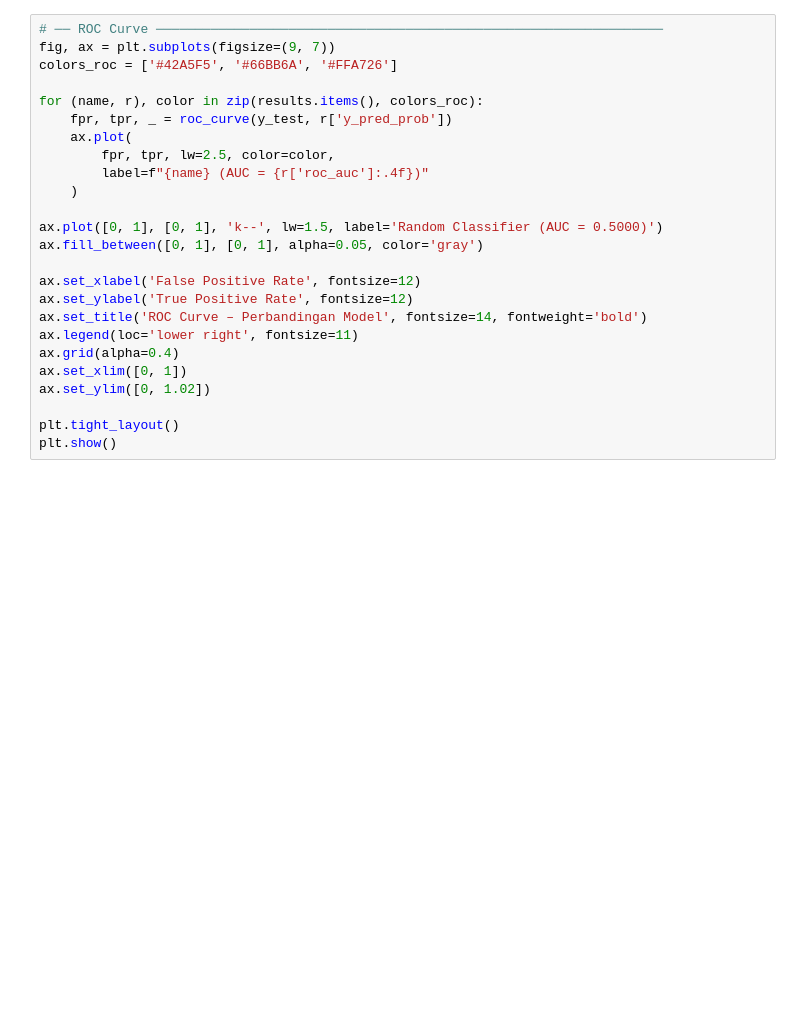
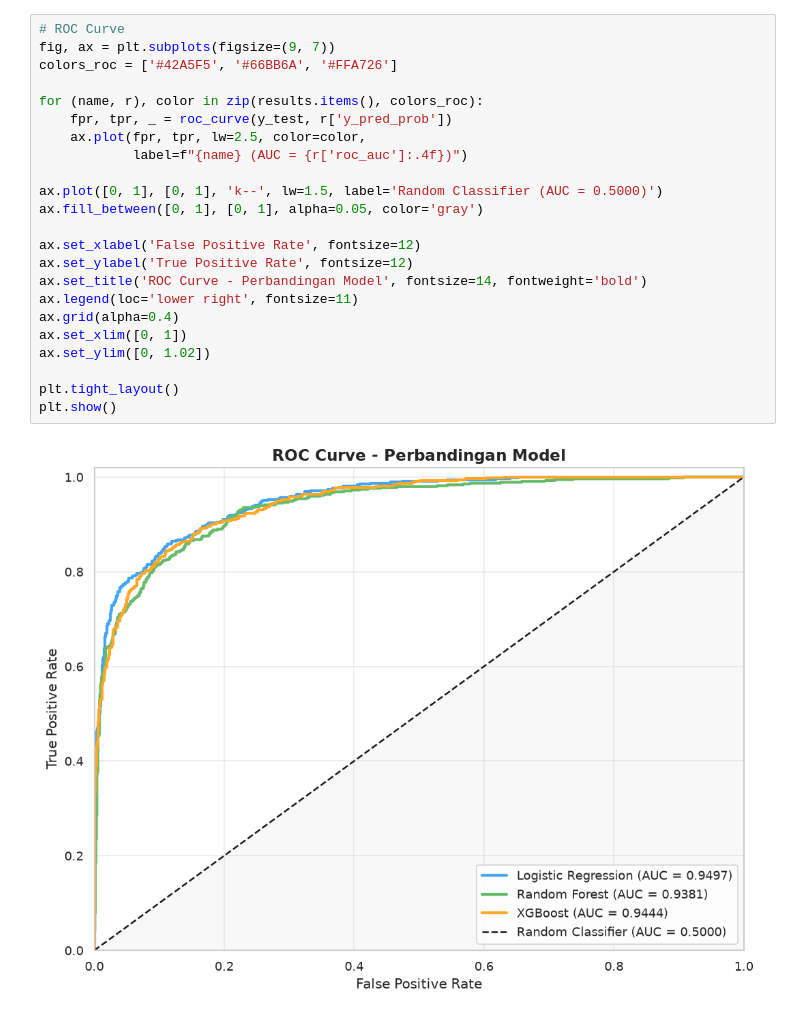
Before and after one commit to NumiKun/Heart-Disease-Risk-2026, a Jupyter notebook: Prediction/heart_disease.ipynb, the cells around one changed output. Saved outputs shown, nothing was run; the diff lists cells and outputs as text; blank space fills up the shorter version.

```diff
--- a/Prediction/heart_disease.ipynb
+++ b/Prediction/heart_disease.ipynb
@@ -403,26 +482,26 @@ plt.show()
 # %%
-# ── ROC Curve ─────────────────────────────────────────────────────────────────
+# ROC Curve
 fig, ax = plt.subplots(figsize=(9, 7))
 colors_roc = ['#42A5F5', '#66BB6A', '#FFA726']
 
 for (name, r), color in zip(results.items(), colors_roc):
     fpr, tpr, _ = roc_curve(y_test, r['y_pred_prob'])
-    ax.plot(
-        fpr, tpr, lw=2.5, color=color,
-        label=f"{name} (AUC = {r['roc_auc']:.4f})"
-    )
+    ax.plot(fpr, tpr, lw=2.5, color=color,
+            label=f"{name} (AUC = {r['roc_auc']:.4f})")
 
 ax.plot([0, 1], [0, 1], 'k--', lw=1.5, label='Random Classifier (AUC = 0.5000)')
 ax.fill_between([0, 1], [0, 1], alpha=0.05, color='gray')
 
 ax.set_xlabel('False Positive Rate', fontsize=12)
 ax.set_ylabel('True Positive Rate', fontsize=12)
-ax.set_title('ROC Curve – Perbandingan Model', fontsize=14, fontweight='bold')
+ax.set_title('ROC Curve - Perbandingan Model', fontsize=14, fontweight='bold')
 ax.legend(loc='lower right', fontsize=11)
 ax.grid(alpha=0.4)
 ax.set_xlim([0, 1])
 ax.set_ylim([0, 1.02])
 
 plt.tight_layout()
 plt.show()
+# %% [output]
+[figure, added]
 # %%
```
Also changed, not shown: parts of 38 cells of this notebook, 6 other files.
